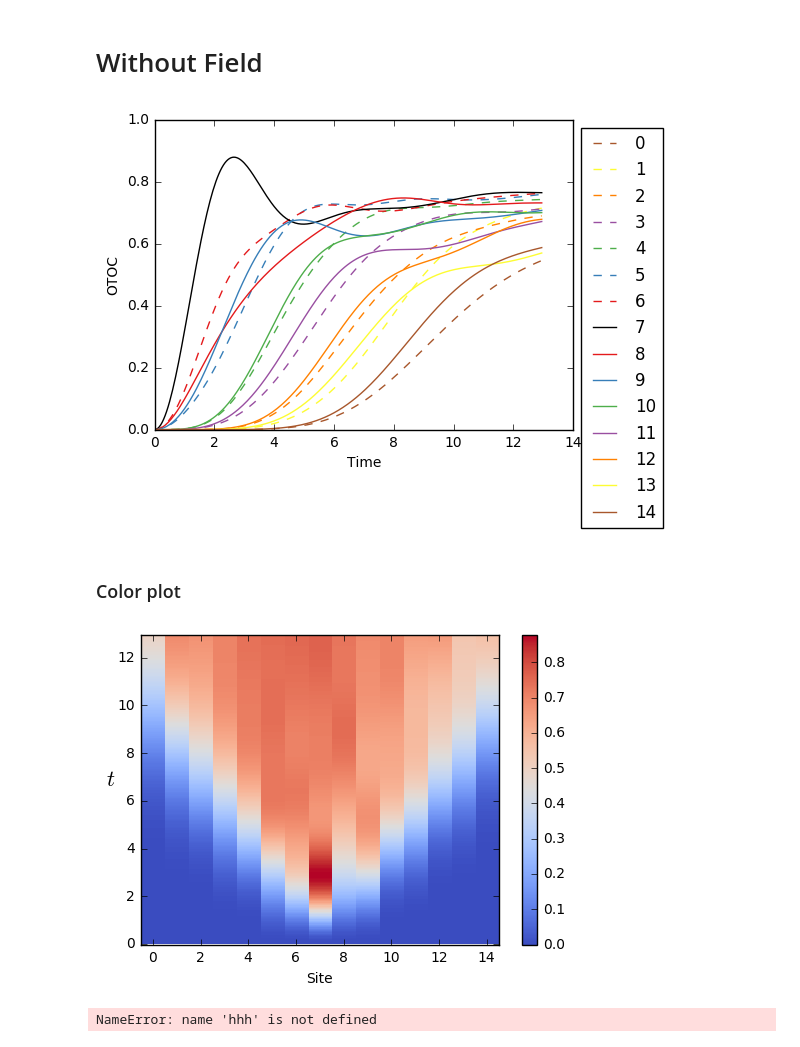
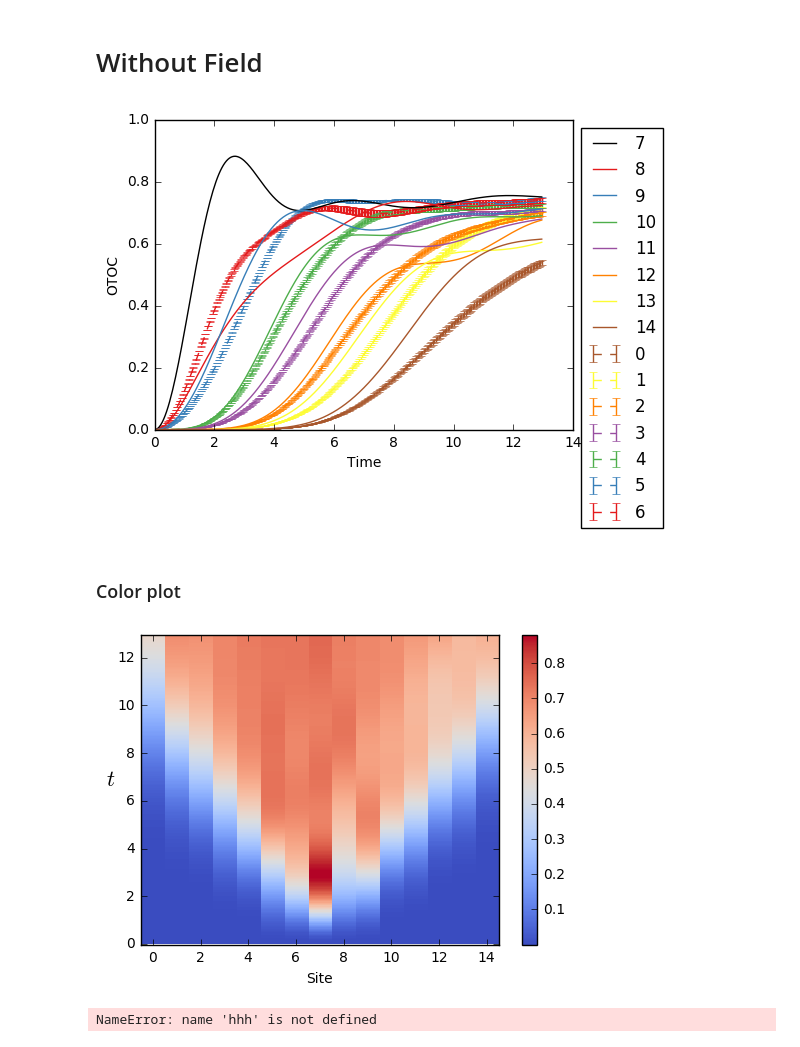
Before and after one commit to cnstahl/Asymmetric, a Jupyter notebook: python/Hamiltonian/Z OTOC color.ipynb, the cells around one changed output. Drawn from its saved outputs; the diff is of its cells as text; code cells hidden in the pictures.

```diff
--- a/python/Hamiltonian/Z OTOC color.ipynb
+++ b/python/Hamiltonian/Z OTOC color.ipynb
@@ -10,35 +10,46 @@ colors = ["black"]
 sns.set_palette(sns.color_palette("Set1", 7)[::-1]+sns.xkcd_palette(colors)+sns.color_palette("Set1", 7))
 # %% [markdown]
 # Without Field
-# %%
-OTOCs = np.load('data/zotocs_L15end13n20_0.2#0.npy') - 1
-L, tot = np.shape(OTOCs)
-n = 20
+# %%
+OTOCs = np.load('data/zotocs_L15end13n20_0.2#5.npy') - 1
+
+L = 15
+end = 13; n = 20; tot = n*end
+field_strength = .2
+
+prefix = "data/zotocs_L"+str(L)+"end"+str(end)+"n"+str(n)+"_"+str(field_strength)+"#"
+fnames = glob.glob(prefix + "*.npy")
+trials = len(fnames)
+OTOCs = np.zeros((trials, L, tot))
+for idx, fname in enumerate(fnames):
+    OTOCs[idx] = np.load(fname) - 1
+
+mean, std = qm.mean_and_std(OTOCs)
 # %%
 ax = plt.subplot(111)
 for i in range(L//2):
-    ax.plot(np.arange(tot)/n, OTOCs[i], label = str(i), linestyle='dashed')
+    ax.errorbar(np.arange(tot)/n, mean[i], yerr=std[i], label = str(i), linestyle='dashed')
 for i in range(L//2,L):
-    ax.plot(np.arange(tot)/n, OTOCs[i], label = str(i))
+    ax.plot(np.arange(tot)/n, mean[i], label = str(i))
 box = ax.get_position()
 ax.set_position([box.x0, box.y0, box.width * 0.9, box.height])
 ax.legend(bbox_to_anchor=(1.0, 1), loc=2)
 plt.ylim(1e-15,1)
 plt.ylabel("OTOC")
 plt.xlabel('Time')
-plt.savefig('figures/zotoc_middle.pdf')
+# plt.savefig('figures/zotoc_middle.pdf')
 # plt.xlim(.3,20)
 plt.show()
 # %% [output]
-[figure, old version]
+[figure, new version]
 # %% [markdown]
 ### Color plot
 # %%
-L, tot = np.shape(OTOCs)
+L, tot = np.shape(mean)
 
 fig, ax = plt.subplots()
 interpolation='nearest'
-cs = ax.imshow(OTOCs.T[len(OTOCs.T)*12//13::-1], cmap='coolwarm', interpolation=interpolation, extent=[-.5,L-.5,-.5/n,tot/n-.5/n])
+cs = ax.imshow(mean.T[len(mean.T)*12//13::-1], cmap='coolwarm', interpolation=interpolation, extent=[-.5,L-.5,-.5/n,tot/n-.5/n])
 ax.set_aspect(1)
 fig.colorbar(cs)
 plt.ylabel("$t$", rotation=0, fontsize=16)
@@ -47,7 +58,7 @@ if interpolation==None: interpolation='none'
 plt.savefig('figures/L'+str( L)+'t'+str(tot/n)+interpolation+'.pdf')
 plt.show()
 # %% [output]
-[figure, old version]
+[figure, new version]
 # %%
 hhh
 # %% [output]
```
Also changed, not shown: parts of 2 cells of this notebook, 3 other files.
